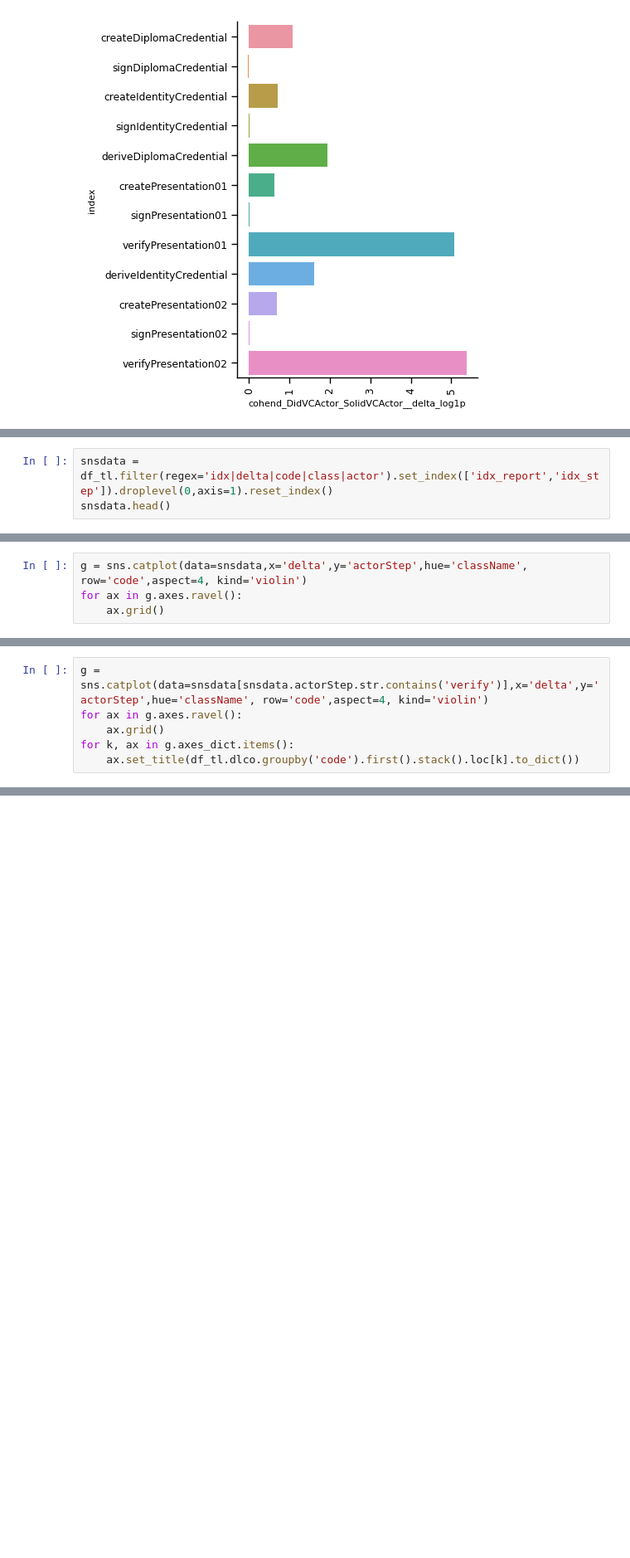
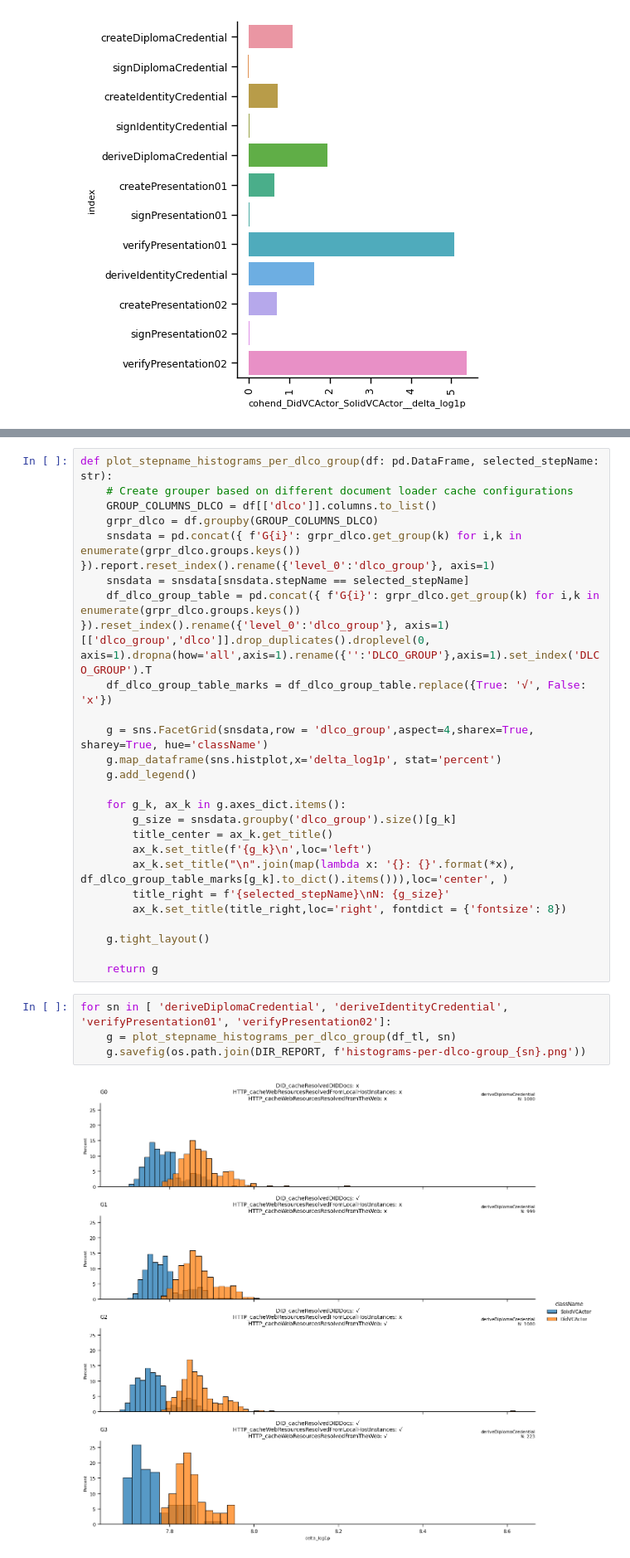
Before and after one commit to SolidLabResearch/pseudonymity-demo, a Jupyter notebook: profiling-report.ipynb, the cells around one changed output, grey strips where cells are left out. Shown at 83% size. Cells and saved outputs as stored; diff of their text form; blank space fills up the shorter version.

Commit message:
Histogram plots per DLCO group

```diff
--- a/profiling-report.ipynb
+++ b/profiling-report.ipynb
@@ -803,3 +733,0 @@ df_tl.dlco.groupby('code').count()
-# %%
-snsdata = df_tl.filter(regex='idx|delta|code|class|actor').set_index(['idx_report','idx_step']).droplevel(0,axis=1).reset_index()
-snsdata.head()
@@ -830,4 +733,0 @@ dtype: object
-# %%
-g = sns.catplot(data=snsdata,x='delta',y='actorStep',hue='className', row='code',aspect=4, kind='violin')
-for ax in g.axes.ravel():
-    ax.grid()
@@ -839,6 +733,0 @@ Text(0.5, 1.0, "{'DID_cacheResolvedDIDDocs': True, 'HTTP_cacheWebResourcesResolv
-# %%
-g = sns.catplot(data=snsdata[snsdata.actorStep.str.contains('verify')],x='delta',y='actorStep',hue='className', row='code',aspect=4, kind='violin')
-for ax in g.axes.ravel():
-    ax.grid()
-for k, ax in g.axes_dict.items():
-    ax.set_title(df_tl.dlco.groupby('code').first().stack().loc[k].to_dict())
@@ -848,0 +734,31 @@ for k, ax in g.axes_dict.items():
+# %%
+def plot_stepname_histograms_per_dlco_group(df: pd.DataFrame, selected_stepName: str):
+    # Create grouper based on different document loader cache configurations
+    GROUP_COLUMNS_DLCO = df[['dlco']].columns.to_list()
+    grpr_dlco = df.groupby(GROUP_COLUMNS_DLCO)
+    snsdata = pd.concat({ f'G{i}': grpr_dlco.get_group(k) for i,k in enumerate(grpr_dlco.groups.keys()) }).report.reset_index().rename({'level_0':'dlco_group'}, axis=1)
+    snsdata = snsdata[snsdata.stepName == selected_stepName]
+    df_dlco_group_table = pd.concat({ f'G{i}': grpr_dlco.get_group(k) for i,k in enumerate(grpr_dlco.groups.keys()) }).reset_index().rename({'level_0':'dlco_group'}, axis=1)[['dlco_group','dlco']].drop_duplicates().droplevel(0, axis=1).dropna(how='all',axis=1).rename({'':'DLCO_GROUP'},axis=1).set_index('DLCO_GROUP').T
+    df_dlco_group_table_marks = df_dlco_group_table.replace({True: '√', False: 'x'})
+
+    g = sns.FacetGrid(snsdata,row = 'dlco_group',aspect=4,sharex=True, sharey=True, hue='className')
+    g.map_dataframe(sns.histplot,x='delta_log1p', stat='percent')
+    g.add_legend()
+
+    for g_k, ax_k in g.axes_dict.items():
+        g_size = snsdata.groupby('dlco_group').size()[g_k]
+        title_center = ax_k.get_title()
+        ax_k.set_title(f'{g_k}\n',loc='left')
+        ax_k.set_title("\n".join(map(lambda x: '{}: {}'.format(*x), df_dlco_group_table_marks[g_k].to_dict().items())),loc='center', )
+        title_right = f'{selected_stepName}\nN: {g_size}'
+        ax_k.set_title(title_right,loc='right', fontdict = {'fontsize': 8})
+
+    g.tight_layout()
+
+    return g
+# %%
+for sn in [ 'deriveDiplomaCredential', 'deriveIdentityCredential', 'verifyPresentation01', 'verifyPresentation02']:
+    g = plot_stepname_histograms_per_dlco_group(df_tl, sn)
+    g.savefig(os.path.join(DIR_REPORT, f'histograms-per-dlco-group_{sn}.png'))
+# %% [output]
+[figure, added]
```
Also changed, not shown: parts of 27 cells of this notebook.
